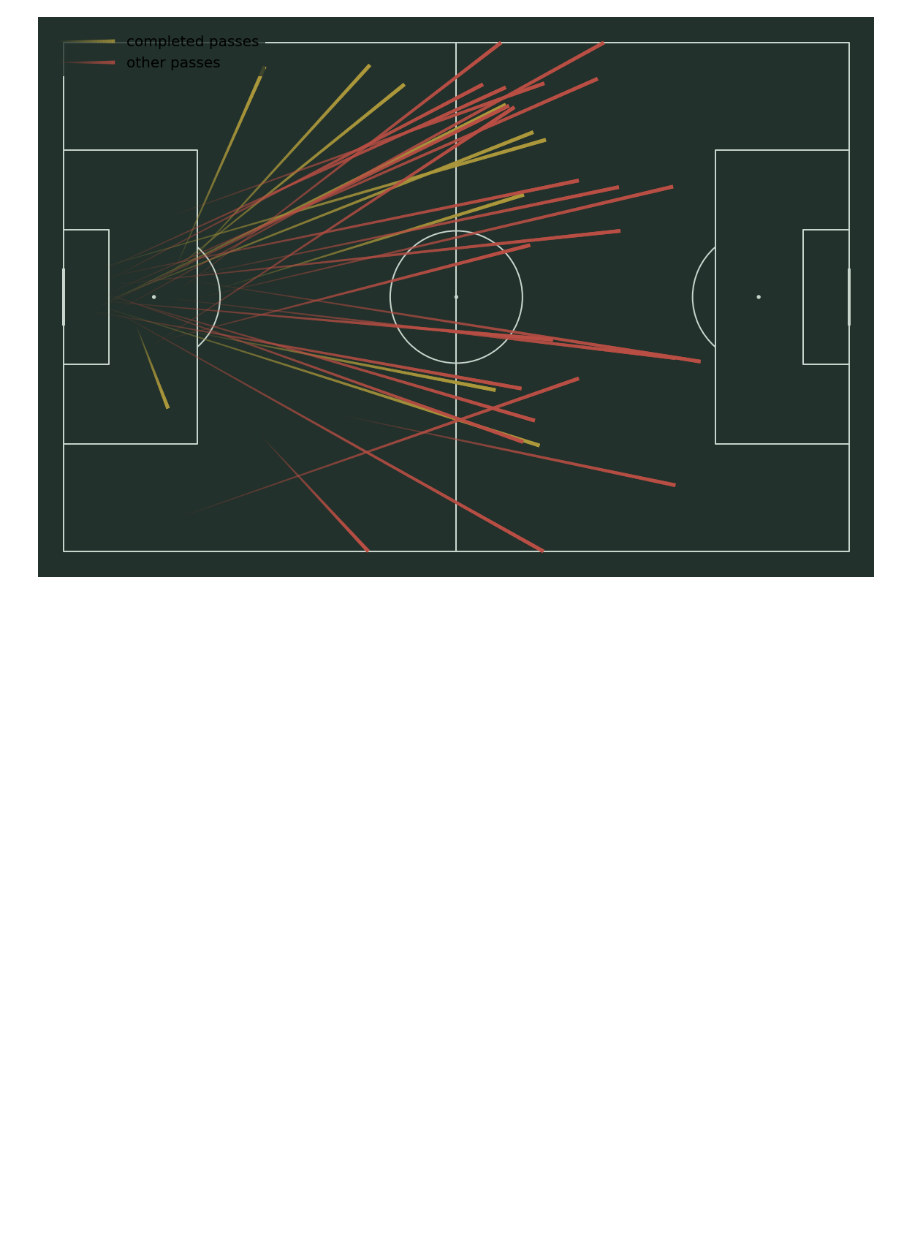
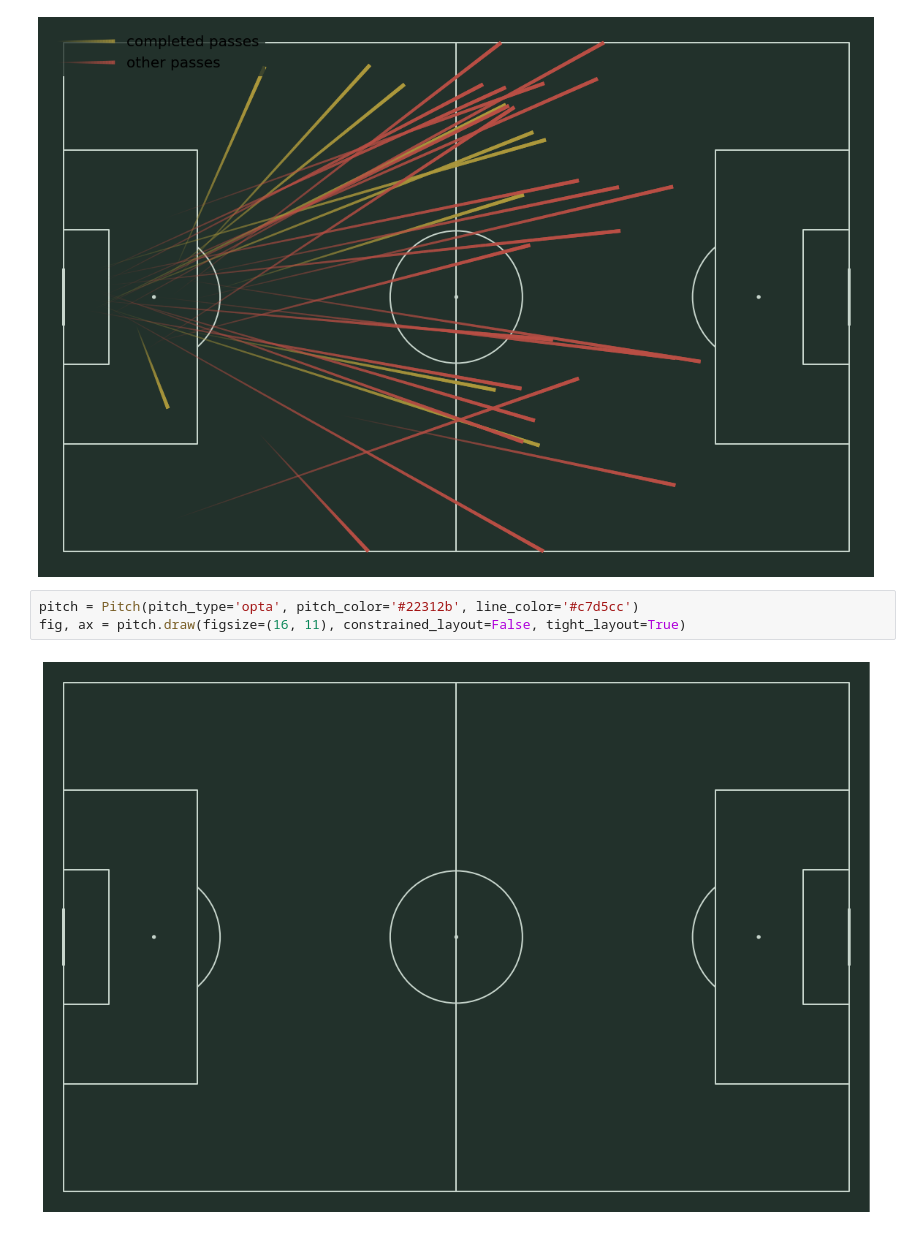
Before and after one commit to liban-osman/Football-Analysis, a Jupyter notebook: liv_manu.ipynb, the cells around one changed output. Saved outputs shown, nothing was run; the diff lists cells and outputs as text; blank space fills up the shorter version.

```diff
--- a/liv_manu.ipynb
+++ b/liv_manu.ipynb
@@ -62,3 +62,8 @@ df_degea_unsucc_pass = pass_degea[pass_degea["outcomeType"] == {'value': 0, 'dis
 passes_plot(df_degea_succ_pass, df_degea_unsucc_pass)
 # %% [output]
 [figure]
+# %%
+pitch = Pitch(pitch_type='opta', pitch_color='#22312b', line_color='#c7d5cc')
+fig, ax = pitch.draw(figsize=(16, 11), constrained_layout=False, tight_layout=True)
+# %% [output]
+[figure, added]
```
Also changed, not shown: parts of 9 cells of this notebook.
